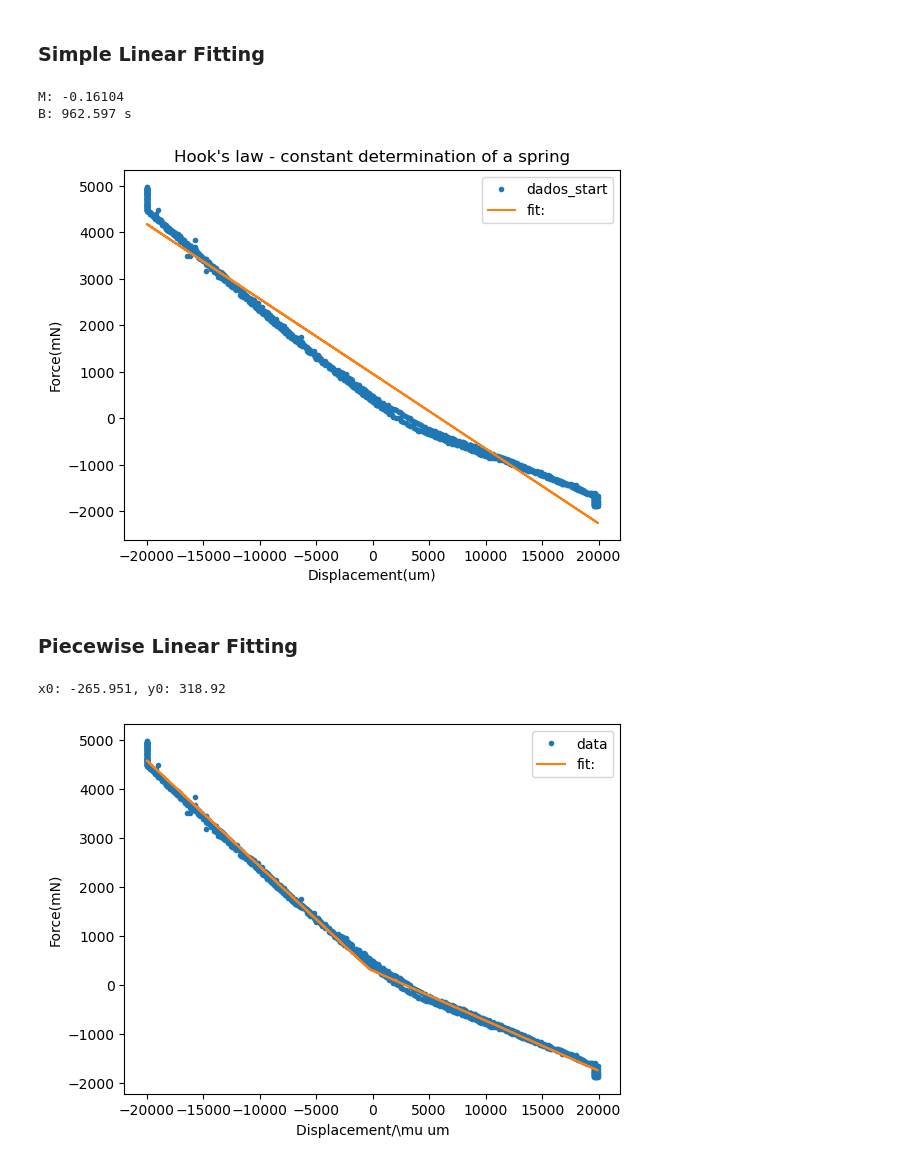
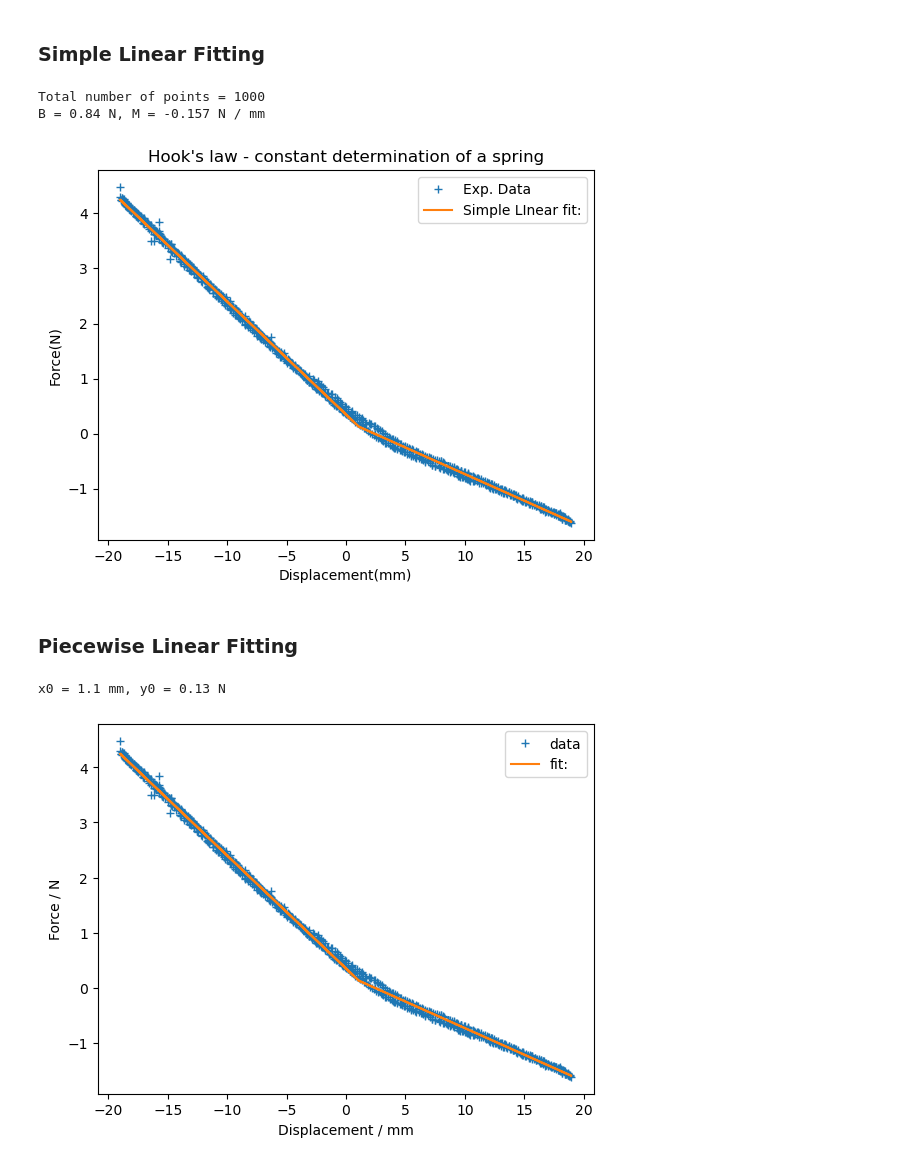
Before and after one commit to bernardocarvalho/python-plasma-science, a Jupyter notebook: ResistanceFitting.ipynb, the cells around one changed output. Drawn from its saved outputs; the diff is of its cells as text; code cells hidden in the pictures.

```diff
--- a/ResistanceFitting.ipynb
+++ b/ResistanceFitting.ipynb
@@ -11,45 +11,55 @@ from scipy.optimize import curve_fit
 # %%
-filename = 'files/dados_start.csv'
-#data = pd.read_csv(filename, encoding='ISO-8859–1')
-data = pd.read_csv(filename, sep=';')
+filename = 'data_files/dados_start.csv'
+data = read_csv(filename, sep=';')
 # %%
-#X exp. values
-disp = data['Displ(um)'].values
-#Y exp. values
-force = data['Force(mN)'].values
+# X exp. values (Displacement)
+dispRaw = data['Displ(um)'].values / 1e3
+# Y exp. values (Force)
+forceRaw = data['Force(mN)'].values / 1e3
 # %% [markdown]
 ### Simple Linear Fitting
 # %%
-# Linear Fit Function
-# https://stackoverflow.com/questions/29382903/how-to-apply-piecewise-linear-fit-in-python
-def fLinear(dsp, m, b):
+# Define Simple Linear Fit Function
+def fLinear(dsp, b, m):
     fit_Force = m * dsp + b
     return fit_Force
 # %%
+print(f'Total number of points = {dispRaw.size:d}')
+# Select here data points
+#firstPoint = 0
+#endPoint = disp.size-1
+#disp  = dispRaw[firstPoint:endPoint]
+#force = forceRaw[firstPoint:endPoint]
+Dmax = 19
+disp0  = dispRaw[dispRaw < Dmax]
+force0  = forceRaw[dispRaw < Dmax]
+Dmin = -19
+disp  = disp0[disp0 > Dmin]
+force  = force0[disp0 > Dmin]
+
 popt, pcov = curve_fit(fLinear, disp, force)
 perr = np.sqrt(np.diag(pcov))
 fitted_force = fLinear(disp, *popt)
 rmse = np.sqrt(
     np.sum((force - fitted_force) ** 2) )
-print("M: %g " %(popt[0]))
-print("B: %g s" %(popt[1]))
+print(f'B = {popt[0]:.2g} N, M = {popt[1]:.3g} N / mm')
 # %% [output]
-M: -0.16104
-B: 962.597 s
+Total number of points = 1000
+B = 0.84 N, M = -0.157 N / mm
 # %%
 plt.figure()
-plt.plot(disp, force, '.', label='dados_start')
-plt.plot(disp, fitted_force, label='fit:')
+plt.plot(disp, force, '+', label='Exp. Data')
+plt.plot(disp, fitted_force, label='Simple LInear fit:')
 #plt.plot(x, y2, '.', label='$\sin^{2}$')
 #plt.plot(x, y3, linewidth=3)
 #plt.annotate('example text', xy=(0.5, -0.75))
-plt.xlabel("Displacement(um)")
-plt.ylabel("Force(mN)")
+plt.xlabel("Displacement(mm)")
+plt.ylabel("Force(N)")
 plt.title("Hook's law - constant determination of a spring")
 plt.legend()
 plt.show()
 # %% [output]
-[figure, old version]
+[figure, new version]
 # %% [markdown]
 ### Piecewise Linear Fitting
 # %%
@@ -62,20 +72,19 @@ popt, pcov = curve_fit(piecewise_linear, disp, force)
 perr = np.sqrt(np.diag(pcov))
 fitted_force = piecewise_linear(disp, *popt)
 rmse = np.sqrt(np.sum((force - fitted_force) ** 2) )
-print("x0: %g, y0: %g " %(popt[0],popt[1]))
-#print("B: %g s" %(popt[1]))
+print(f'x0 = {popt[0]:.2g} mm, y0 = {popt[1]:.2g} N ')
 # %% [output]
-x0: -265.951, y0: 318.92
+x0 = 1.1 mm, y0 = 0.13 N
 # %%
 # Plot chosen data and fit results
 #pnames = ['Isat', 'Vf', 'Te']
 #punits = ['mA', 'V', 'eV']
 fig2, ax2 = plt.subplots(1)
-ax2.plot(disp, force, '.', label='data')
+ax2.plot(disp, force, '+', label='data')
 ax2.plot(disp, fitted_force, label='fit:')
 ax2.legend()
-ax2.set_xlabel('Displacement/\mu um')
-ax2.set_ylabel('Force(mN)')
+ax2.set_xlabel('Displacement / mm')
+ax2.set_ylabel('Force / N')
 plt.show(block=True)
 # %% [output]
-[figure, old version]
+[figure, new version]
```
Also changed, not shown: parts of 3 cells of this notebook, 1 other file.
